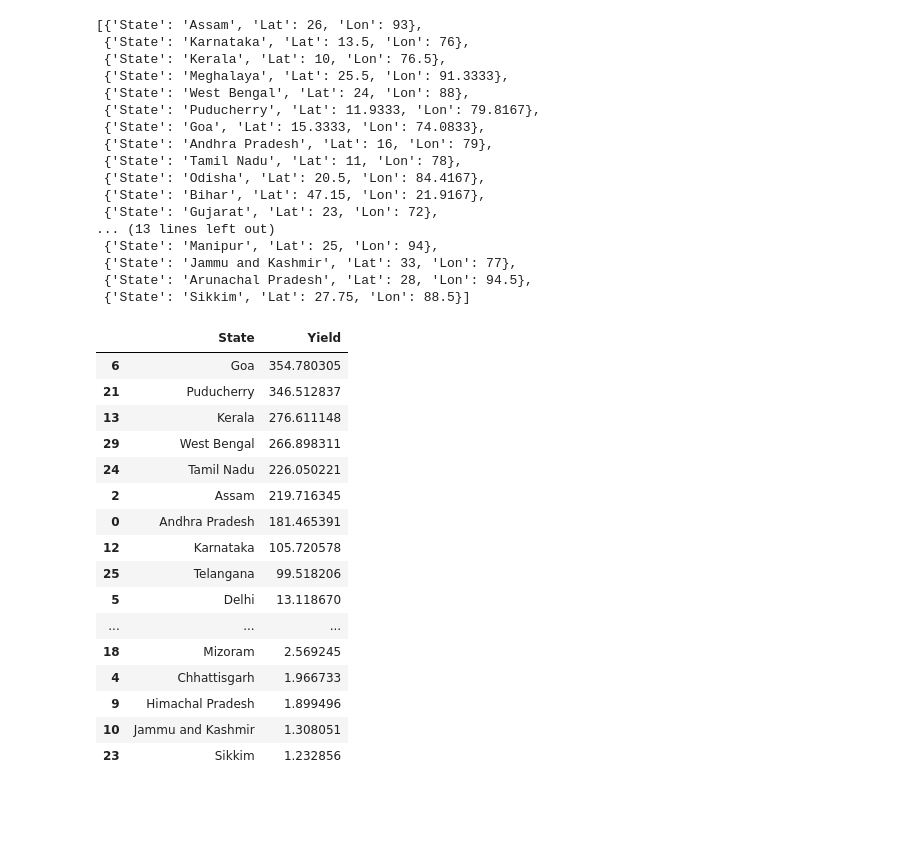
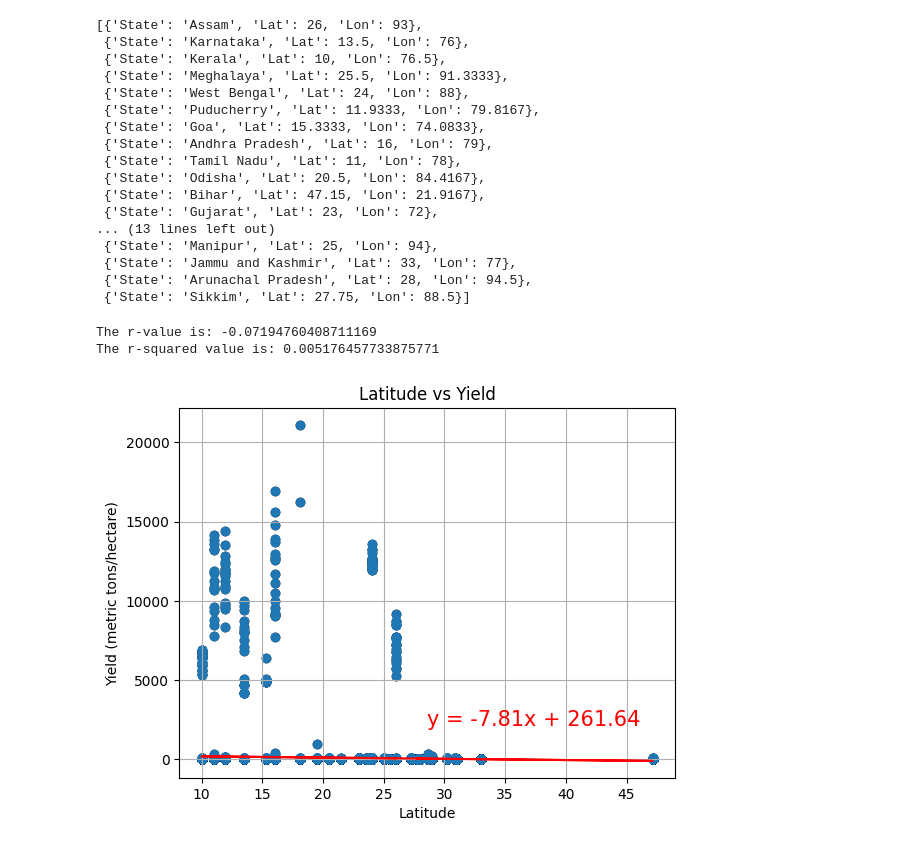
Before and after one commit to falconpunch082/da_bc-proj1, a Jupyter notebook: Geography_Fertilizer_analysis.ipynb, the cells around one changed output. Saved outputs shown, nothing was run; the diff lists cells and outputs as text; code cells hidden in the pictures; blank space fills up the shorter version.

```diff
--- a/Geography_Fertilizer_analysis.ipynb
+++ b/Geography_Fertilizer_analysis.ipynb
@@ -112,26 +170,28 @@ Finish coordinating. Data has been updated!
  {'State': 'Jammu and Kashmir', 'Lat': 33, 'Lon': 77},
  {'State': 'Arunachal Pradesh', 'Lat': 28, 'Lon': 94.5},
  {'State': 'Sikkim', 'Lat': 27.75, 'Lon': 88.5}]
+# %%
+#As the coordinator for Telangana' was not found, so it will be added manually
+state_data.append({"State":"Telangana",
+                          "Lat":18.1124,
+                          "Lon":79.0193})
 # %%
+#Convert state coordinator into df
+state_coor_df=pd.DataFrame(state_data)
 #Get average yield for each state by Year
-average_yield_states_years=crop_cleaned_df.groupby(["State"])["Yield"].mean().reset_index()
+average_yield_states=crop_cleaned_df.groupby(["State"])["Yield"].mean().reset_index()
 
-average_yield_states_years.sort_values(by="Yield",ascending=False)
+#merge state_coor and yield by state
+yield_states=pd.merge(crop_cleaned_df[["State","Yield"]],state_coor_df,on="State",how="inner")
+
+#merge state_coor and average yield by state
+merged_average_yield_state=pd.merge(average_yield_states,state_coor_df,on="State",how="inner")
-# %% [output]
-|  | State | Yield |
-| 6 | Goa | 354.780305 |
-| 21 | Puducherry | 346.512837 |
-| 13 | Kerala | 276.611148 |
-| 29 | West Bengal | 266.898311 |
-| 24 | Tamil Nadu | 226.050221 |
-| 2 | Assam | 219.716345 |
-| 0 | Andhra Pradesh | 181.465391 |
-| 12 | Karnataka | 105.720578 |
-| 25 | Telangana | 99.518206 |
-| 5 | Delhi | 13.118670 |
-| ... | ... | ... |
-| 18 | Mizoram | 2.569245 |
-| 4 | Chhattisgarh | 1.966733 |
-| 9 | Himachal Pradesh | 1.899496 |
-| 10 | Jammu and Kashmir | 1.308051 |
-| 23 | Sikkim | 1.232856 |
+# %%
+#Plotting scatter plot to show the relationship of Latitude and Yield
+plotting_scatter_plot(yield_states["Lat"],yield_states["Yield"],"Latitude","Yield (metric tons/hectare)","Latitude vs Yield")
+#Plot linear correlation line
+linear_reg_plot(yield_states["Lat"],yield_states["Yield"],anotation_percentage_x=0.5,anotation_percentage_y=0.9)
+# %% [output]
+The r-value is: -0.07194760408711169
+The r-squared value is: 0.005176457733875771
+[figure, added]
```
Also changed, not shown: parts of 10 cells of this notebook, 3 other files.
